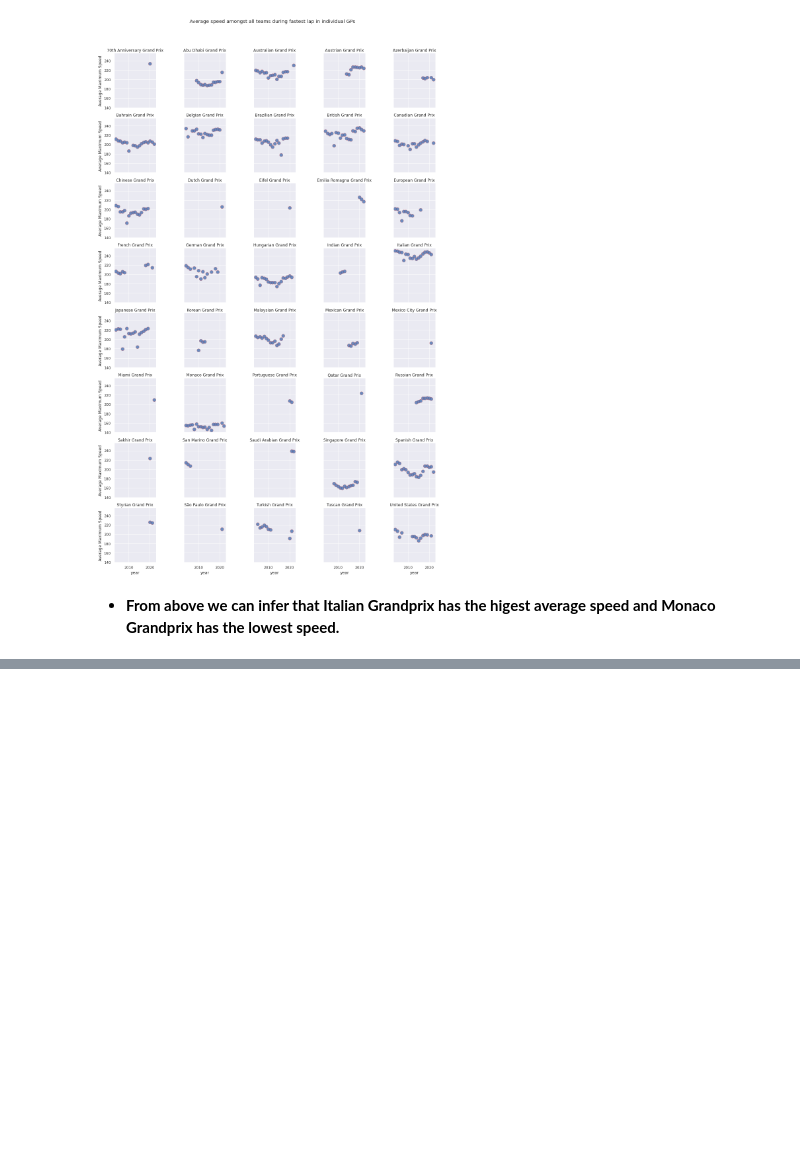
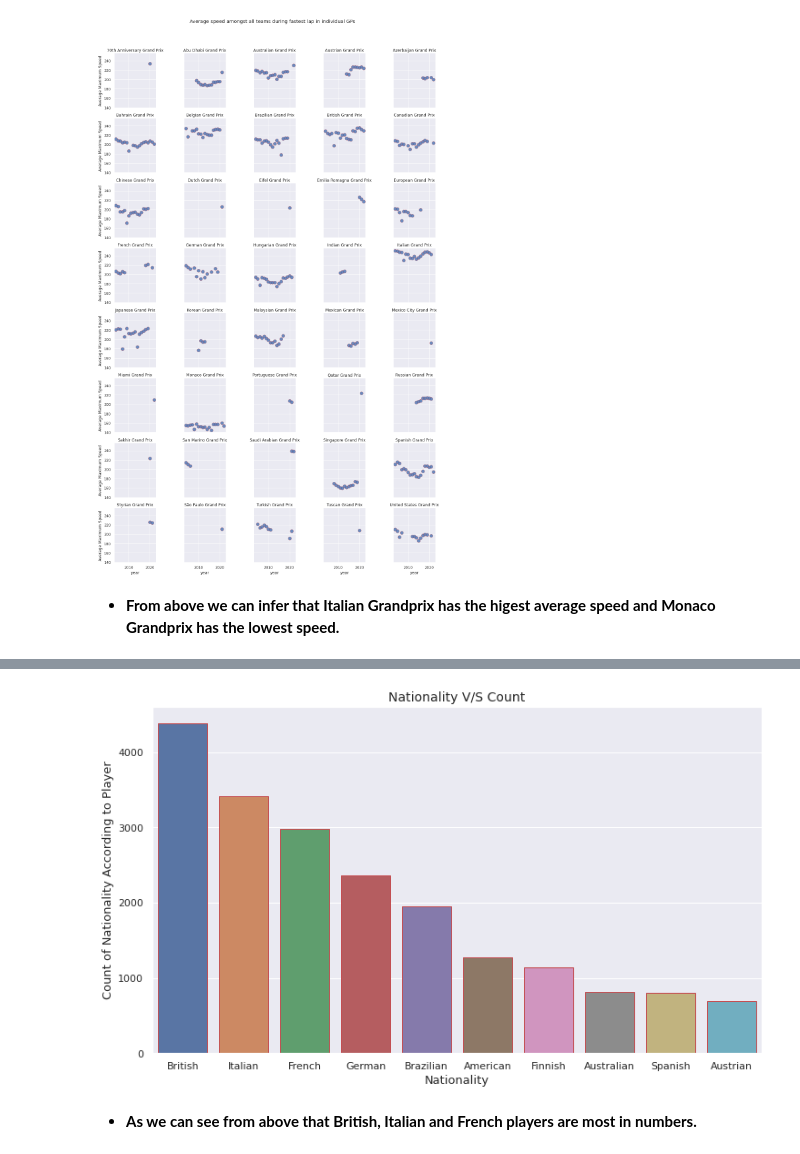
Before and after one commit to Kousikdutta1/Formula-1-Data-Analysis, a Jupyter notebook: Formula_1_Exploratory_Data_Analysis.ipynb, the cells around one changed output, grey strips where cells are left out. Saved outputs shown, nothing was run; the diff lists cells and outputs as text; code cells hidden in the pictures; blank space fills up the shorter version.

```diff
--- a/Formula_1_Exploratory_Data_Analysis.ipynb
+++ b/Formula_1_Exploratory_Data_Analysis.ipynb
@@ -733,0 +766,8 @@ f1df.head()
+# %%
+# Let's find out top 10 nationality
+
+driver_nationality = f1df.groupby(['nationality'])['nationality'].count().to_frame('count')
+
+nationality  = driver_nationality.reset_index()
+
+nationality_10 = nationality.nlargest(10,'count')
@@ -733,0 +790,14 @@ f1df.head()
+# %%
+# Let's plot a barplot for the different Nationality V/S Count of Nationality According to number of Player.
+
+plt.figure(figsize=(12,7))
+sns.set(style="darkgrid")
+sns.barplot(x = "nationality", y = 'count', data = nationality_10, edgecolor = 'r')
+plt.title("Nationality V/S Count", fontsize = 14)
+plt.ylabel("Count of Nationality According to Player", fontsize = 13)
+plt.xlabel("Nationality", fontsize = 13)
+plt.show();
+# %% [output]
+[figure, added]
+# %% [markdown]
+* **As we can see from above that British, Italian and French players are most in numbers.**
```
Also changed, not shown: parts of 12 cells of this notebook.
